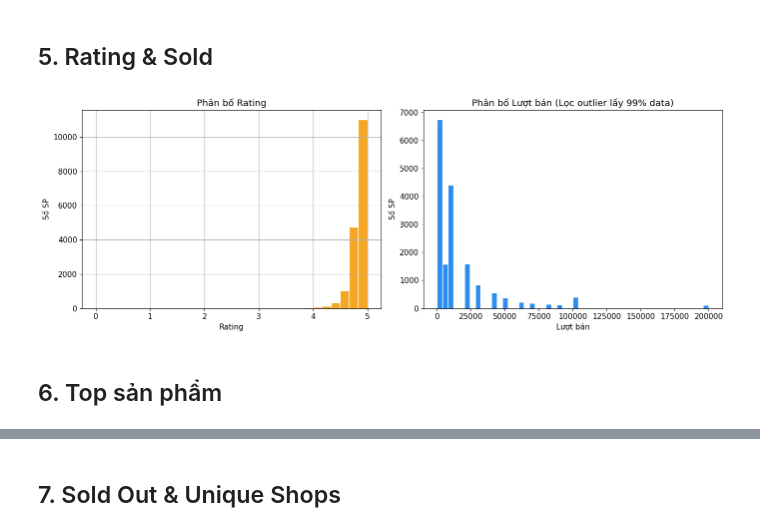
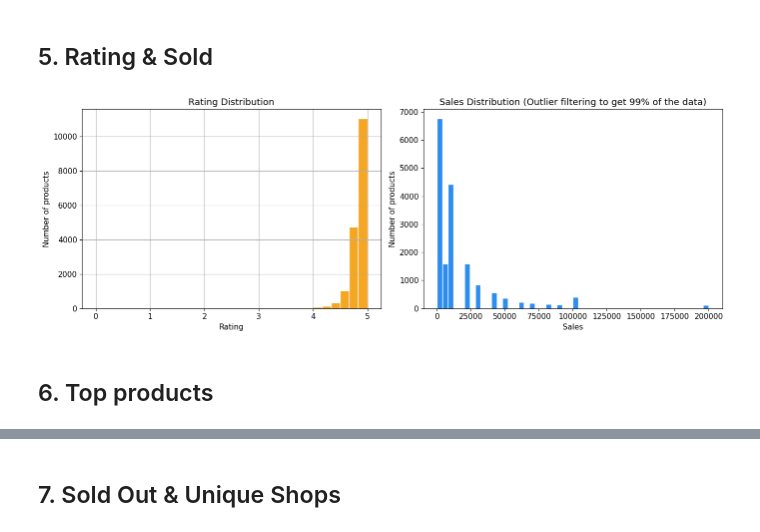
Before and after one commit to NguyenAn05/dv-lab01-ecommerce-analysis, a Jupyter notebook: shopee_crawler/eda_products.ipynb, the cells around one changed output, grey strips where cells are left out. Saved outputs shown, nothing was run; the diff lists cells and outputs as text; code cells hidden in the pictures.

```diff
--- a/shopee_crawler/eda_products.ipynb
+++ b/shopee_crawler/eda_products.ipynb
@@ -9,7 +9,7 @@ import matplotlib.ticker as ticker
 plt.rcParams['font.size'] = 11
 plt.rcParams['figure.figsize'] = (12, 5)
 
-df = pd.read_csv('shopee_data/products.csv')
+df = pd.read_csv('../data/raw/products.csv')
 print(f'Shape: {df.shape}')
 df.head()
 # %% [output]
@@ -177,24 +175,24 @@ Discount median: 33.0%
 # %%
 fig, axes = plt.subplots(1, 2, figsize=(14, 5))
 
 df['rating_average'].hist(bins=30, color='#f5a623', edgecolor='white', ax=axes[0])
-axes[0].set_title('Phân bố Rating')
+axes[0].set_title('Rating Distribution')
 axes[0].set_xlabel('Rating')
-axes[0].set_ylabel('Số SP')
+axes[0].set_ylabel('Number of products')
 
-p95 = df['historical_sold'].quantile(0.99)  # Lọc outlier (lấy percentile 99)
+p95 = df['historical_sold'].quantile(0.99)
 df_sold = df[df['historical_sold'] <= p95]
 axes[1].hist(df_sold['historical_sold'], bins=50, color='#2d8cf0', edgecolor='white')
-axes[1].set_title('Phân bố Lượt bán (Lọc outlier lấy 99% data)')
-axes[1].set_xlabel('Lượt bán')
-axes[1].set_ylabel('Số SP')
+axes[1].set_title('Sales Distribution (Outlier filtering to get 99% of the data)')
+axes[1].set_xlabel('Sales')
+axes[1].set_ylabel('Number of products')
 
 plt.tight_layout()
 plt.show()
 # %% [output]
-[figure, old version]
+[figure, new version]
 # %% [markdown]
-## 6. Top sản phẩm
+## 6. Top products
 # %%
 cols = ['product_name', 'category', 'sub_category', 'current_price', 'historical_sold', 'rating_average', 'liked_count']
 
```
Also changed, not shown: parts of 9 cells of this notebook, 2 other files.
